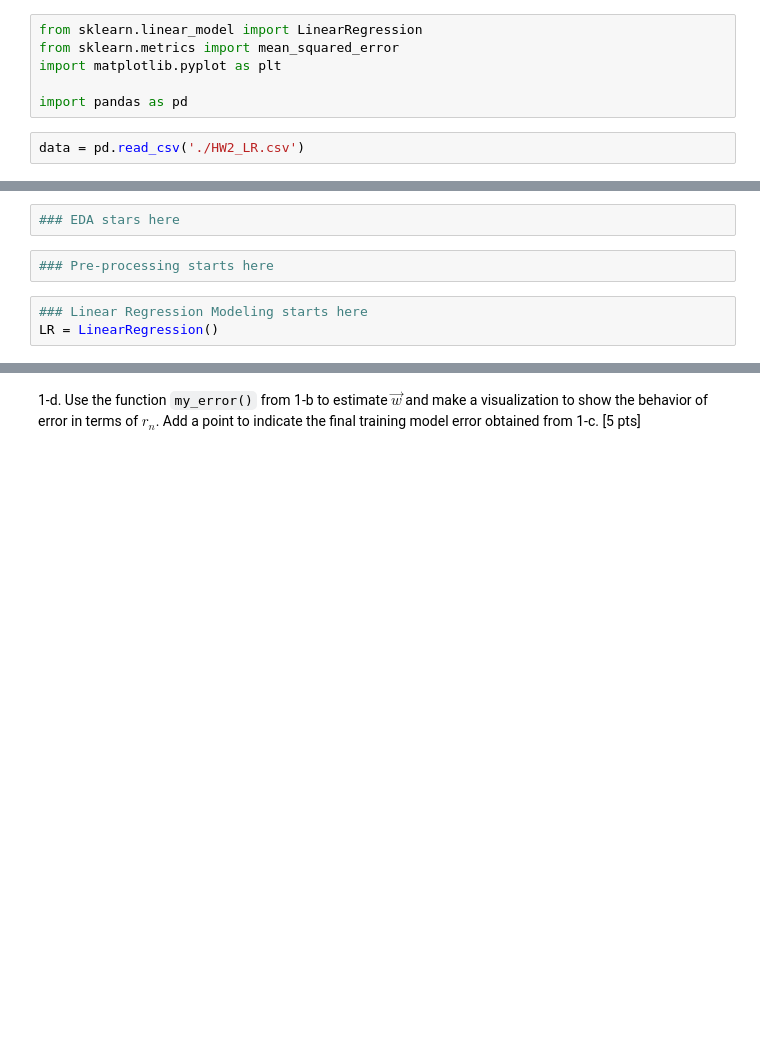
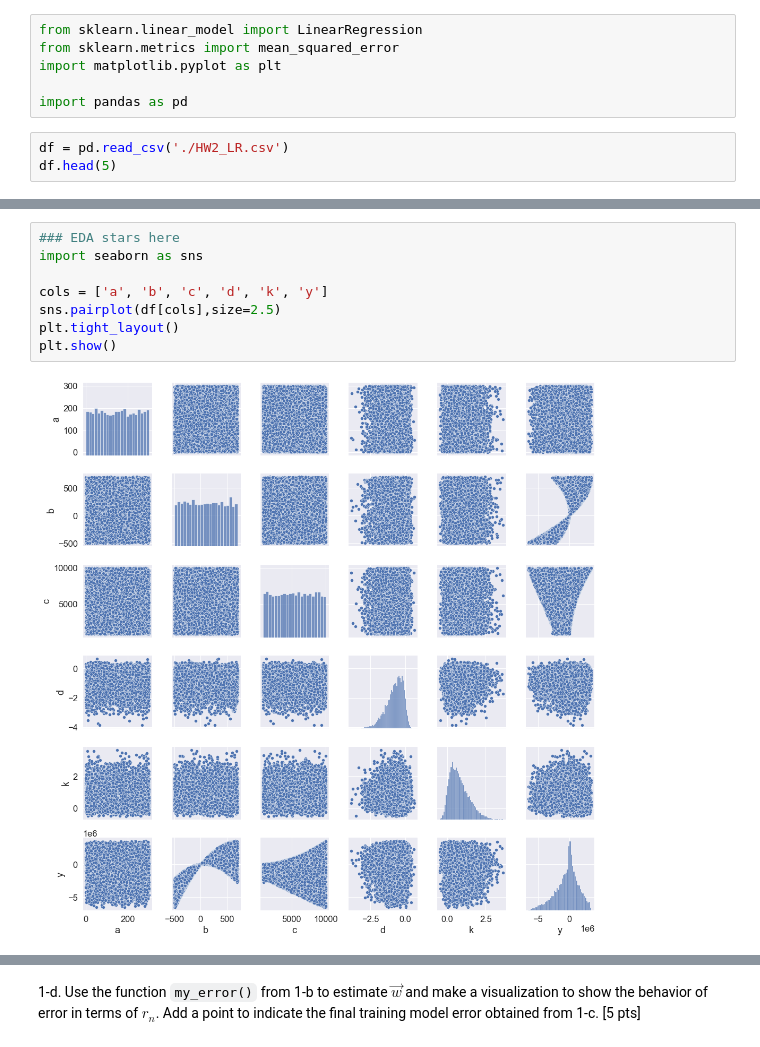
Before and after one commit to calebpelliott/Machine-Learning-CS559, a Jupyter notebook: HW2/F21_HW#2/HW#2/HW2_CS59_F21.ipynb, the cells around one changed output, grey strips where cells are left out. Saved outputs shown, nothing was run; the diff lists cells and outputs as text; blank space fills up the shorter version.

```diff
--- a/HW2/F21_HW#2/HW#2/HW2_CS59_F21.ipynb
+++ b/HW2/F21_HW#2/HW#2/HW2_CS59_F21.ipynb
@@ -36,4 +63,5 @@ import matplotlib.pyplot as plt
 
 import pandas as pd
 # %%
-data = pd.read_csv('./HW2_LR.csv')
+df = pd.read_csv('./HW2_LR.csv')
+df.head(5)
@@ -40,7 +75,10 @@ data = pd.read_csv('./HW2_LR.csv')
 # %%
 ### EDA stars here
+import seaborn as sns
+
+cols = ['a', 'b', 'c', 'd', 'k', 'y']
+sns.pairplot(df[cols],size=2.5)
+plt.tight_layout()
+plt.show()
+# %% [output]
+[figure, added]
-# %%
-### Pre-processing starts here
-# %%
-### Linear Regression Modeling starts here
-LR = LinearRegression()
```
Also changed, not shown: parts of 10 cells of this notebook, 1 other file.
